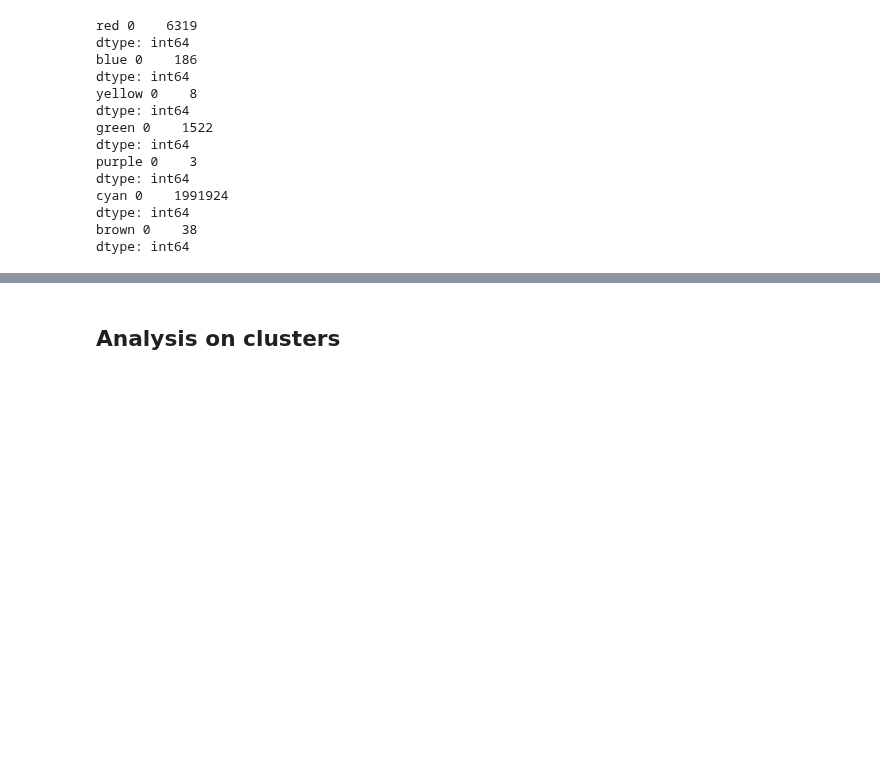
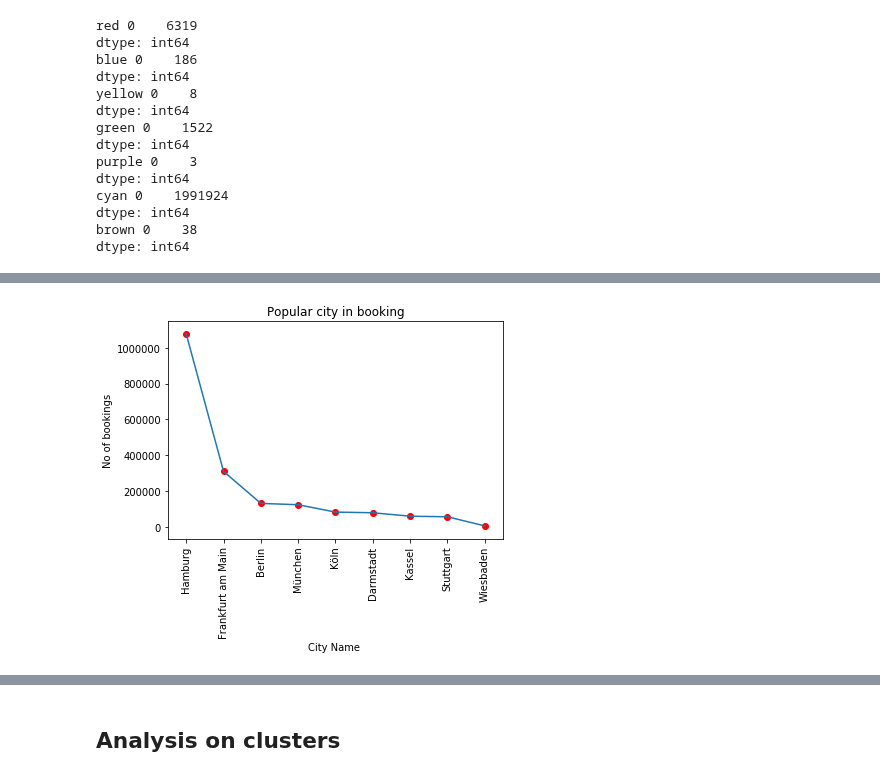
Before and after one commit to chinmaydas96/Bike_sharing, a Jupyter notebook: clustering_kproto.ipynb, the cells around one changed output, grey strips where cells are left out. Cells and saved outputs as stored; diff of their text form; code cells hidden in the pictures; blank space fills up the shorter version.

Commit message:
update with population

```diff
--- a/clustering_kproto.ipynb
+++ b/clustering_kproto.ipynb
@@ -298,0 +419,10 @@ dtype: int64
+# %%
+states_16 = cluster_2016['CITY_RENTAL_ZONE'].unique()
+state16_call_count = {}
+for city in states_16:
+    state16_call_count[city] = len(cluster_2016[cluster_2016['CITY_RENTAL_ZONE']==city])
+state16_call_count_df = pd.Series(state16_call_count)
+state16_call_count_df = pd.DataFrame(state16_call_count_df)
+state16_call_count_df.rename(columns={0:'No_Bookings'}, inplace=True)
+state16_call_count_df.index.names = ['State']
+state16_call_count_df
@@ -298,0 +448,2 @@ dtype: int64
+# %%
+new_df = pd.concat([state16_call_count_df,population],axis=1,join='inner')
@@ -298,0 +472,2 @@ dtype: int64
+# %%
+sort_df = new_df.sort_values('No_Bookings',ascending=False)
@@ -298,0 +477,3 @@ dtype: int64
+# %%
+popular_city = sort_df[0:9]
+popular_city
@@ -298,0 +491,10 @@ dtype: int64
+# %%
+plt.plot(popular_city['Population16'],popular_city['No_Bookings'])
+plt.scatter(popular_city['Population16'],popular_city['No_Bookings'],c='red')
+plt.xticks(popular_city['Population16'],popular_city.index,rotation = 'vertical')
+plt.xlabel("City Name ")
+plt.ylabel("No of bookings")
+plt.title("Popular city in booking")
+plt.show()
+# %% [output]
+[figure, added]
```
Also changed, not shown: parts of 21 cells of this notebook, 3 other files.
